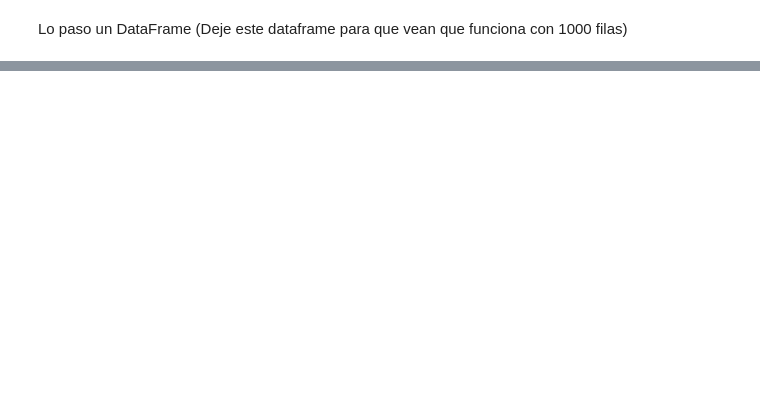
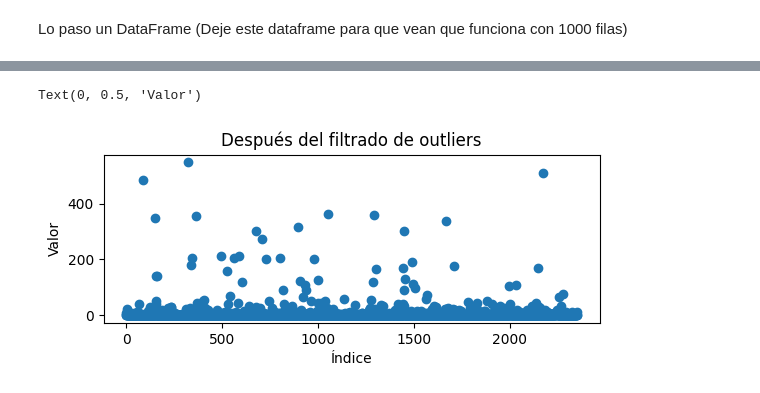
Before and after one commit to EnzoPavez/Datasets-Pavez-Enzo, a Jupyter notebook: Desafio_APIS_Pavez_Enzo.ipynb, the cells around one changed output, grey strips where cells are left out. Saved outputs shown, nothing was run; the diff lists cells and outputs as text; code cells hidden in the pictures; blank space fills up the shorter version.

```diff
--- a/Desafio_APIS_Pavez_Enzo.ipynb
+++ b/Desafio_APIS_Pavez_Enzo.ipynb
@@ -112,0 +216,3 @@ p1
+# %%
+# Filtrar filas con outliers
+df_filtrado = df[abs(df['Favorito'] - np.mean(df['Favorito'])) < umbral_outlier * desviacion_std]
@@ -112,0 +243,10 @@ p1
+# %%
+# Gráfico después del filtrado de outliers
+plt.subplot(2, 1, 2)
+plt.scatter(range(len(df_filtrado['Favorito'])), df_filtrado['Favorito'])
+plt.title('Después del filtrado de outliers')
+plt.xlabel('Índice')
+plt.ylabel('Valor')
+# %% [output]
+Text(0, 0.5, 'Valor')
+[figure, added]
```
Also changed, not shown: parts of 34 cells of this notebook.
